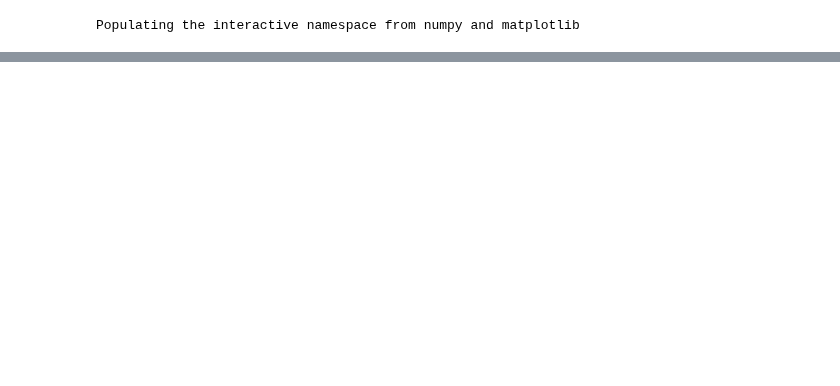
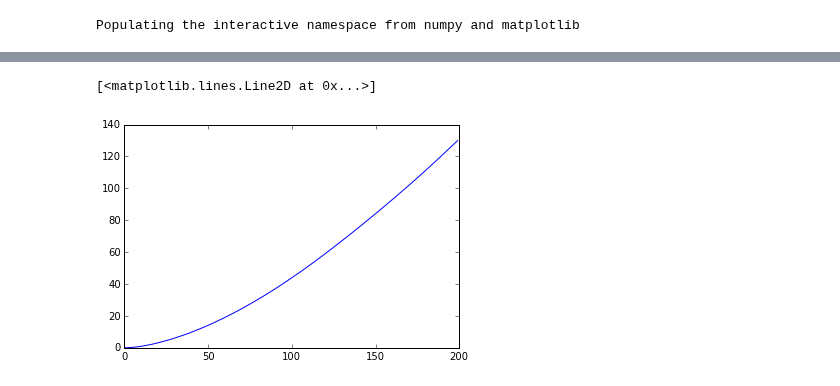
Before and after one commit to milcent/benford_py, a Jupyter notebook: Benford.ipynb, the cells around one changed output, grey strips where cells are left out. Saved outputs shown, nothing was run; the diff lists cells and outputs as text; code cells hidden in the pictures; blank space fills up the shorter version.

```diff
--- a/Benford.ipynb
+++ b/Benford.ipynb
@@ -113,0 +144,11 @@ None
+# %%
+def _get_mantissas_(arr):
+	'''
+	The mantissa is the non-integer part of the log of a number.
+	This fuction uses the element-wise array operations on numpy
+	to get the mantissas of each number's log.
+
+	arr: numpy array of integers or floats
+	'''
+
+	return np.log10(arr) - np.log10(arr).astype(int)
@@ -113,0 +181,6 @@ None
+# %%
+tt['ms']=tt.m2.cumsum()
+plt.plot(np.arange(len(tt.ms)), tt.ms)
+# %% [output]
+[<matplotlib.lines.Line2D at 0x...>]
+[figure, added]
```
Also changed, not shown: parts of 12 cells of this notebook, 1 other file.
